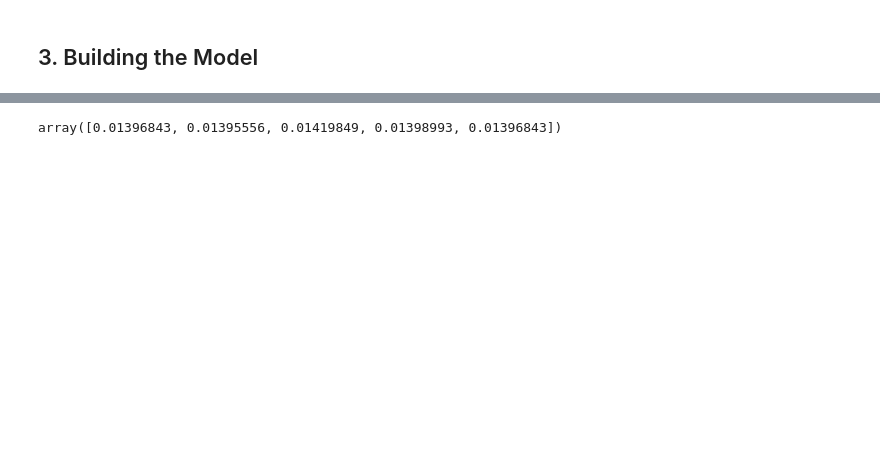
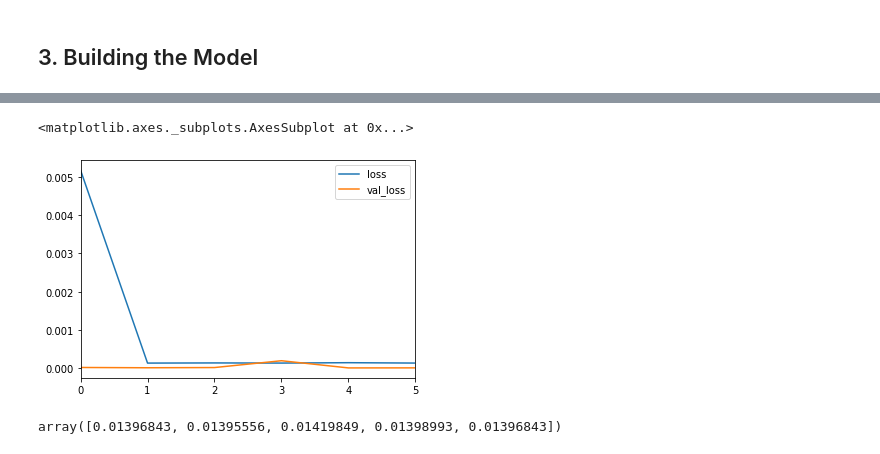
Before and after one commit to ngtinc21/Machine-Learning-Algorithms, a Jupyter notebook: RNN_Example_3_Forex_Rate_Prediction.ipynb, the cells around one changed output, grey strips where cells are left out. Saved outputs shown, nothing was run; the diff lists cells and outputs as text; code cells hidden in the pictures; blank space fills up the shorter version.

```diff
--- a/RNN_Example_3_Forex_Rate_Prediction.ipynb
+++ b/RNN_Example_3_Forex_Rate_Prediction.ipynb
@@ -251,3 +255,9 @@ Epoch 6/10
+# %%
+history_df = pd.DataFrame(history.history)
+history_df.plot()
+# %% [output]
+<matplotlib.axes._subplots.AxesSubplot at 0x...>
+[figure, added]
 # %%
 # The standard deviations
 scaler_X.scale_
```
Also changed, not shown: parts of 40 cells of this notebook.
